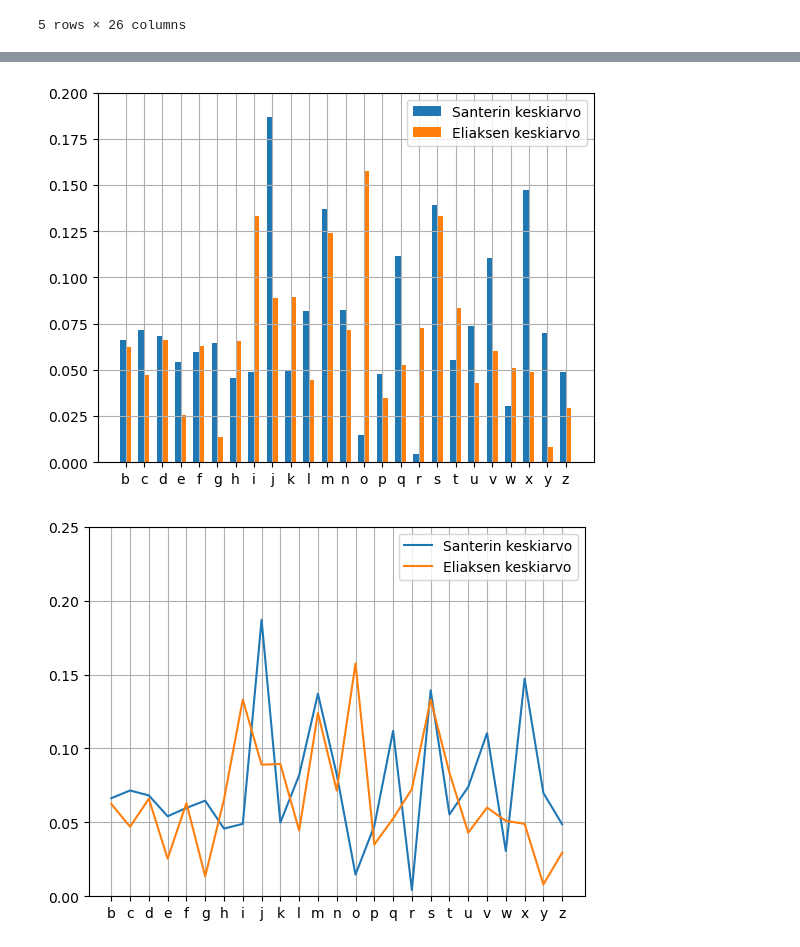
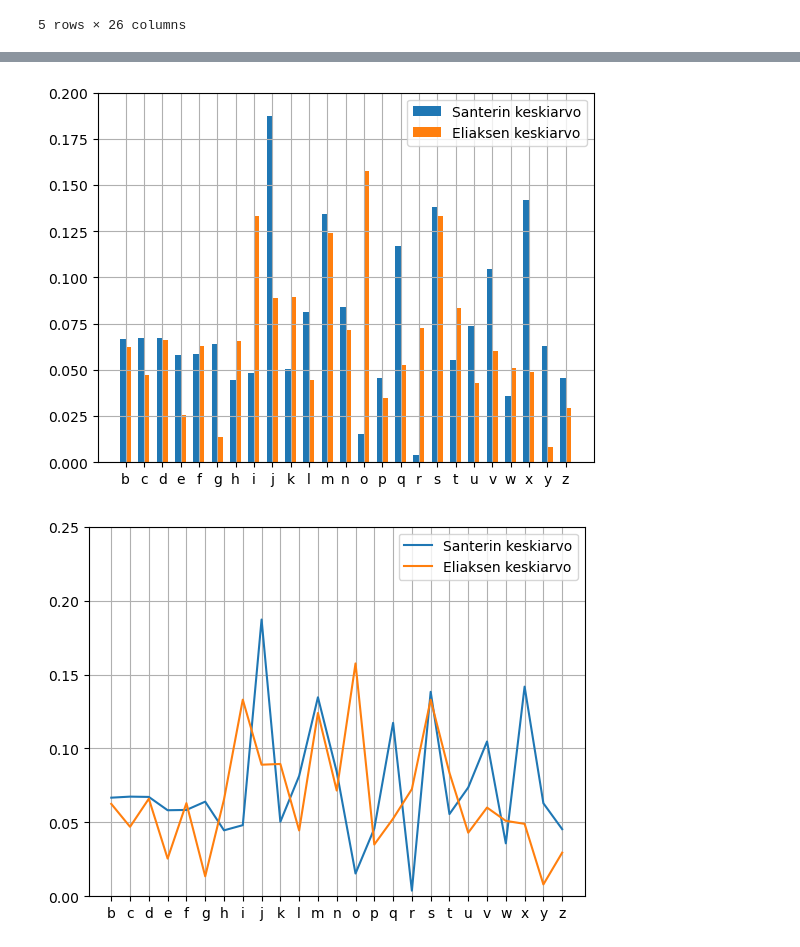
Before and after one commit to sansalv/abc-analyysi, a Jupyter notebook: abc_analyysi.ipynb, the cells around one changed output, grey strips where cells are left out. Saved outputs shown, nothing was run; the diff lists cells and outputs as text; code cells hidden in the pictures.

```diff
--- a/abc_analyysi.ipynb
+++ b/abc_analyysi.ipynb
@@ -26,6 +26,7 @@ df = pd.DataFrame(columns=abc)
 timeFiles = ['santeri1995.txt', 'santeri1987.txt', 'santeri1962.txt',
              'santeri1878.txt', 'santeri1865.txt', 'santeri1852.txt',
              'santeri1821.txt', 'santeri1756.txt', 'santeri1726.txt',
+             'santeri1686.txt',
              'elias1699.txt', 'elias1639.txt']
 
 for i in range(len(timeFiles)):
@@ -110,23 +111,23 @@ plt.show()
 # %%
 # Santeri vs Elias keskiarvoaika/kirjain
 
-dfs = df_diff[:9].mean().T
-dfe = df_diff[9:].mean().T
+dfs = df_diff[:10].mean().T
+dfe = df_diff[10:].mean().T
 
 X = abc[1:]
 X_axis = np.arange(25)
 sep = 0.15
 
 plt.bar(X_axis-sep, dfs, width=0.3, label='Santerin keskiarvo')
 plt.bar(X_axis+sep, dfe, width=0.3, label='Eliaksen keskiarvo')
 plt.xticks(X_axis, X)
 
 plt.ylim(0,0.2)
 plt.grid()
 plt.legend()
 plt.show()
 # %% [output]
-[figure, old version]
+[figure, new version]
 # %%
 # Sama mutta normaali plotti (keskiarvoaika/kirjain)
 
@@ -138,4 +139,4 @@ plt.grid()
 plt.legend()
 plt.show()
 # %% [output]
-[figure, old version]
+[figure, new version]
```
Also changed, not shown: parts of 3 cells of this notebook, 1 other file.
